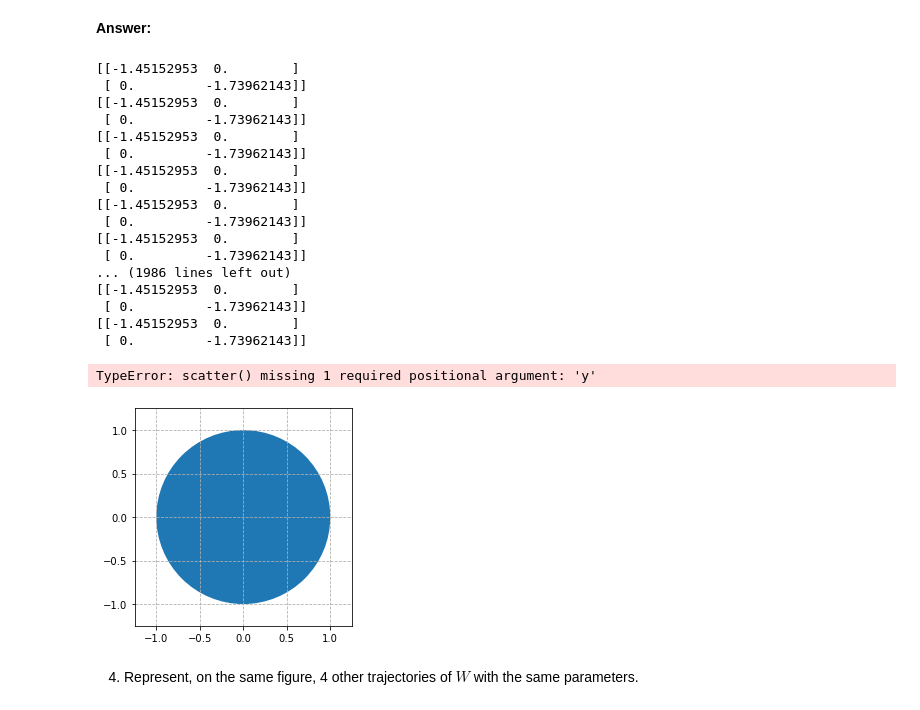
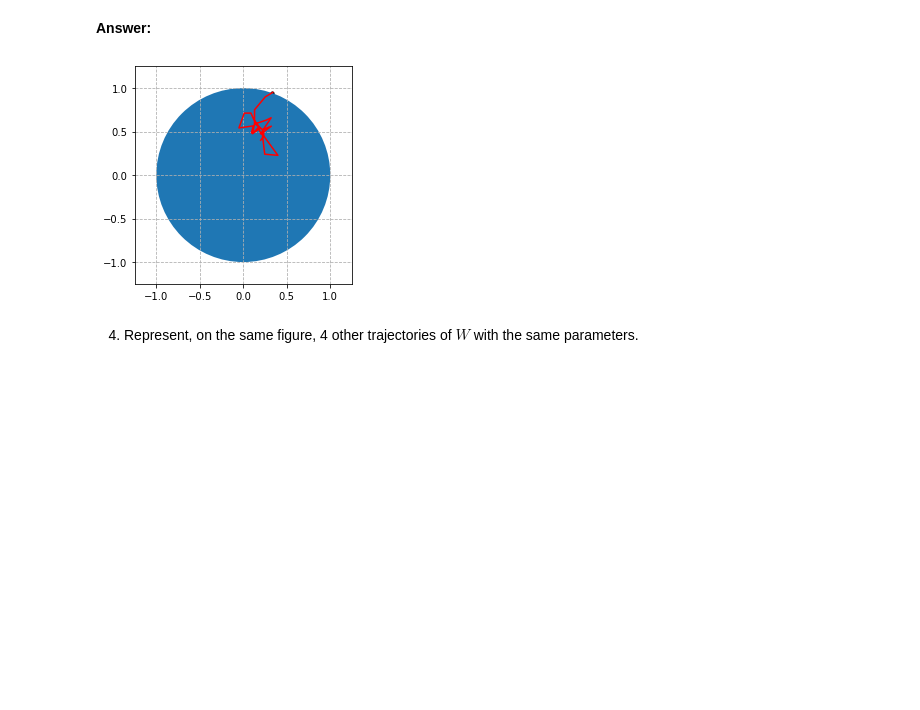
Before and after one commit to Eclil/python_sdia, a Jupyter notebook: Labs/Lab3/lab3.ipynb, the cells around one changed output. Saved outputs shown, nothing was run; the diff lists cells and outputs as text; code cells hidden in the pictures; blank space fills up the shorter version.

Commit message:
tp3 minus 2.4

```diff
--- a/Labs/Lab3/lab3.ipynb
+++ b/Labs/Lab3/lab3.ipynb
@@ -30,6 +30,6 @@ where $\mathcal{N}(\mathbf{0}, \mathbf{I})$ is a Gaussian distribution with mean
 import numpy as np
 import random
 
-random.seed(12345)
-print(random.random())
+rng = np.random.default_rng(12345)
+print(rng.random())
 # %% [output]
@@ -46,30 +46,3 @@ print(random.random())
 > - you can also take a look at [`np.roots`](https://numpy.org/doc/stable/reference/generated/numpy.roots.html?highlight=roots#numpy.roots) if needed.
 # %% [markdown]
 **Answer:**
-# %%
-# your code
-import numpy as np
-
-def brownian_motion(niter, x, step, rng):
-
-    W = np.array(x);
-    nW = np.dot(W,W.T);
-    iter = 0;
-    W_minus = W;
-    intersect = np.zeros(2);
-
-    while(nW <= 1 and iter <= niter):
-        W_minus = W;
-        print(rng);
-        #W += np.sqrt(step)*rng;
-        iter += 1;
-        nW = np.dot(W,W.T);
-
-    if (nW > 1):
-        a = (W[1]-W[0])/(W_minus[1]-W_minus[0]);
-        b = a*W[0] + W[1];
-
-        intersect[0] = (a*b - np.sqrt(a**2 - b**2 + 1))/(a**2 + 1);
-        intersect[1] = a*intersect[0] + b;
-
-    return W, intersect;
@@ -91,40 +108,23 @@ def brownian_motion(niter, x, step, rng):
 # %%
 # your code
 import matplotlib.pyplot as plt
 
 circle = plt.Circle((0,0),1);
 fig, ax = plt.subplots();
 plt.xlim(-1.25,1.25);
 plt.ylim(-1.25,1.25);
 plt.grid(linestyle = "--", zorder = 1);
 ax.set_aspect(1);
 ax.add_artist(circle);
 
-rng = np.random.normal(0,[[1,0],[0,1]]);
+list = brownian_motion(1000, (0.2,0.4), 1e-2, rng)
 
-W, intersect = brownian_motion(1000, (0.2,0.4), 1e-2, rng)
+list = np.array(list);
 
-plt.scatter(W);
+plt.plot(list[:-1,0],list[:-1,1],0.1,color ='r');
+plt.scatter(list[-1,0],list[-1,1],10,color = 'black', edgecolors='black');
 # %% [output]
-[[-1.45152953  0.        ]
- [ 0.         -1.73962143]]
-[[-1.45152953  0.        ]
- [ 0.         -1.73962143]]
-[[-1.45152953  0.        ]
- [ 0.         -1.73962143]]
-[[-1.45152953  0.        ]
- [ 0.         -1.73962143]]
-[[-1.45152953  0.        ]
- [ 0.         -1.73962143]]
-[[-1.45152953  0.        ]
- [ 0.         -1.73962143]]
-... (1986 lines left out)
-[[-1.45152953  0.        ]
- [ 0.         -1.73962143]]
-[[-1.45152953  0.        ]
- [ 0.         -1.73962143]]
-TypeError: scatter() missing 1 required positional argument: 'y'
-[figure, old version]
+[figure, new version]
 # %% [markdown]
 4. Represent, on the same figure, 4 other trajectories of $W$ with the same parameters.
 # %% [markdown]
```
Also changed, not shown: parts of 10 cells of this notebook, 4 other files.
